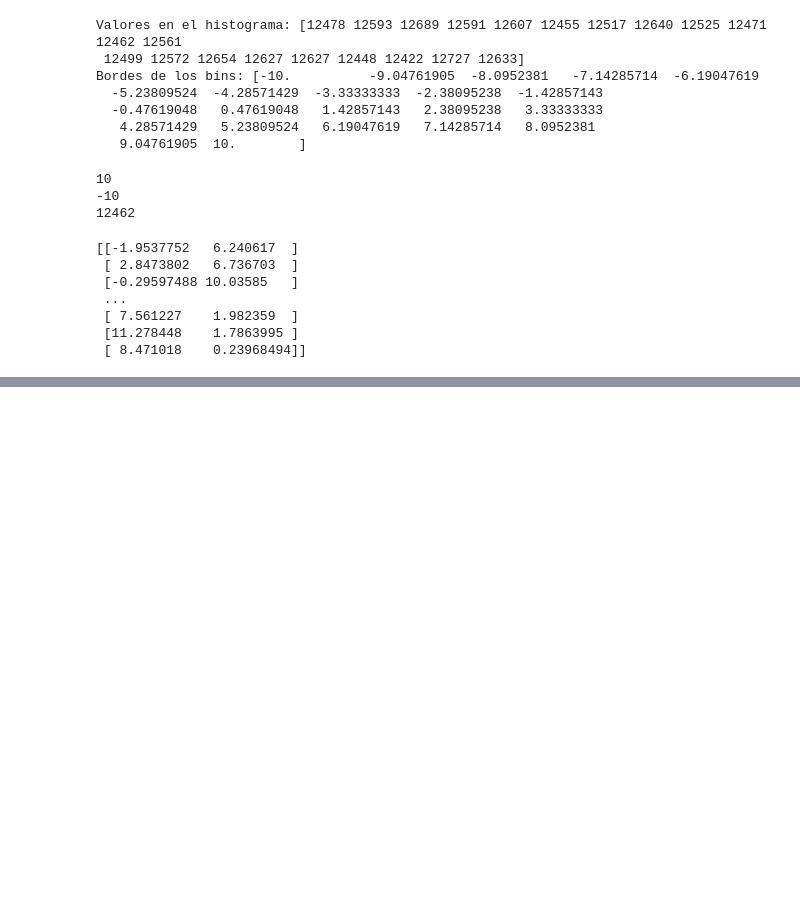
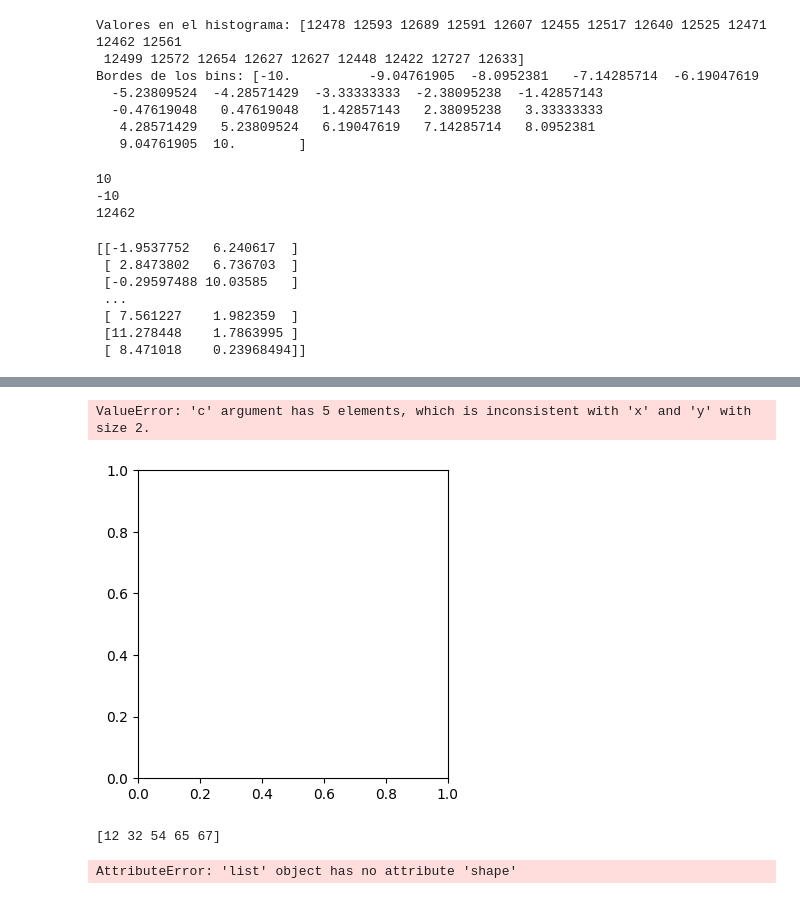
Before and after one commit to DiegoSC13/master, a Jupyter notebook: aux_functions/pruebas.ipynb, the cells around one changed output, grey strips where cells are left out. Drawn from its saved outputs; the diff is of its cells as text; code cells hidden in the pictures; blank space fills up the shorter version.

```diff
--- a/aux_functions/pruebas.ipynb
+++ b/aux_functions/pruebas.ipynb
@@ -164,8 +167,8 @@ outdir = '/hpc/home/ds672/master/aux_functions/'
 # kmeans clustering
 # logger.info("K-means clustering...")
 K = 5
-kmeans_labels, centers = analysis.cluster_kmeans(umap_emb, K)
-centers, centers_ind = analysis.get_nearest_point(umap_emb, centers)
+kmeans_labels, centers = analysis.cluster_kmeans(umap_emb, K, reorder=False)
+#centers, centers_ind = analysis.get_nearest_point(umap_emb, centers)
 if not os.path.exists(f"{outdir}/kmeans{K}_umap"):
     os.mkdir(f"{outdir}/kmeans{K}_umap")
 utils.save_pkl(kmeans_labels, f"{outdir}/kmeans{K}_umap/labels_umap.pkl")
@@ -179,0 +181,33 @@ NameError: name 'np' is not defined
+# %%
+import seaborn as sns
+
+WORKDIR = '/nfs/bartesaghilab2/ds672/empiar10076/2023_10_30_output_tutorial_downsampling_256_z_8'
+EPOCH = 49 # CHANGE ME
+colors = analysis._get_chimerax_colors(K)
+
+#kmeans_ind = np.loadtxt(f'{WORKDIR}/analyze.{EPOCH}/kmeans{K}/centers_ind.txt', dtype=int)
+kmeans_ind = centers_ind
+f, ax = plt.subplots(figsize=(4,4))
+#plt.scatter(umap_emb[:,0], umap_emb[:,1], alpha=.05, s=1,rasterized=True)
+#plt.scatter(umap_emb[kmeans_ind,0], umap_emb[kmeans_ind,1], c=colors,edgecolor='black')
+plt.scatter(centers[0], centers[1], c=colors,edgecolor='black')
+labels = np.arange(len(kmeans_ind))
+centers = umap_emb[kmeans_ind]
+for i in labels:
+    ax.annotate(str(i), centers[i, 0:2] + np.array([0.1, 0.1]))
+plt.xticks([])
+plt.yticks([])
+plt.xlabel('UMAP1')
+plt.ylabel('UMAP2')
+# %% [output]
+ValueError: 'c' argument has 5 elements, which is inconsistent with 'x' and 'y' with size 2.
+[figure, added]
+# %%
+a = np.array([0,1,3,4,5])
+b = [0,1,3,4,5]
+cc = np.array([12,32,43,54,65,67,7,88,6,4,3,5,6,36,6])
+print(cc[a])
+print(b.shape)
+# %% [output]
+[12 32 54 65 67]
+AttributeError: 'list' object has no attribute 'shape'
```
Also changed, not shown: parts of 4 cells of this notebook, 3 other files.
